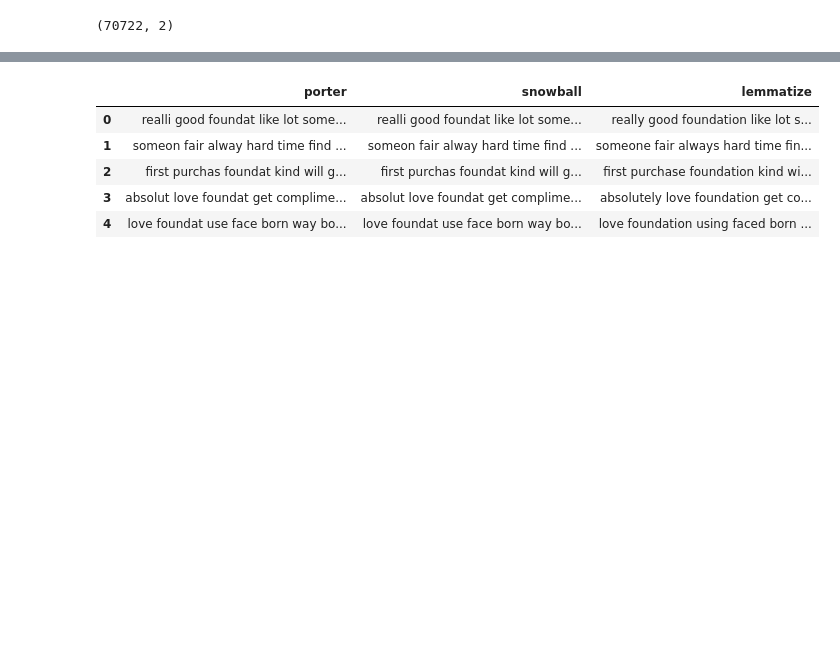
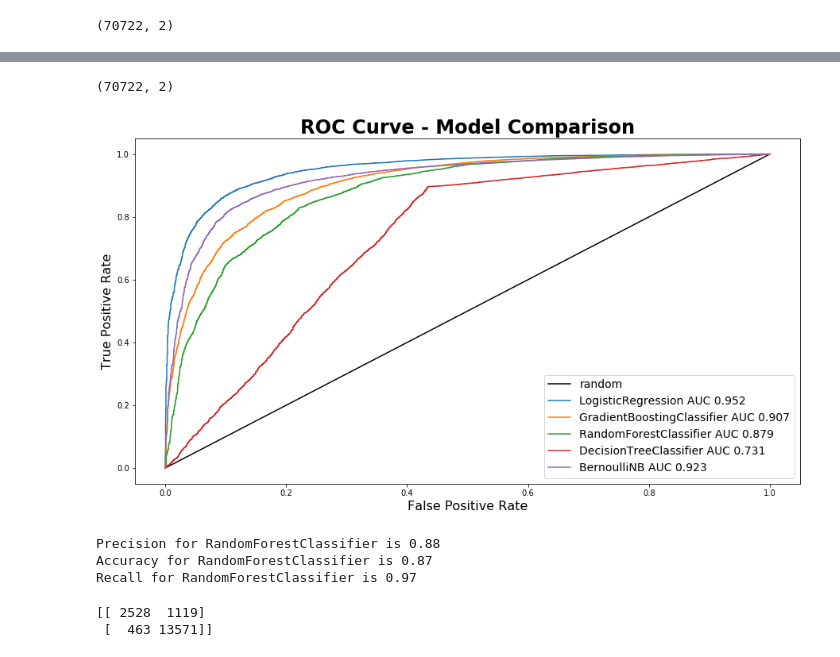
Before and after one commit to nicleong27/Beauty_Reviews, a Jupyter notebook: Reviews-Modelling.ipynb, the cells around one changed output, grey strips where cells are left out. Saved outputs shown, nothing was run; the diff lists cells and outputs as text; code cells hidden in the pictures; blank space fills up the shorter version.

```diff
--- a/Reviews-Modelling.ipynb
+++ b/Reviews-Modelling.ipynb
@@ -416,9 +518,24 @@ nlp_df.shape
+# %%
+y = nlp_df['recommended']
+# %%
+nlp_df.shape
+# %% [output]
+(70722, 2)
+# %%
+model_list = [logistic, gb, rf, dt, BNB]
+# %%
+fig, ax = plt.subplots(figsize=(15,8))
+plot_multiple_rocs(model_list, nlp_df['review_text'], y, TfidfVectorizer())
+# %% [output]
+[figure, added]
 # %%
-compare_stems(nlp_df, 'review_text')
+print_precision_acc_recall(nlp_df, 'review_text', RandomForestClassifier())
 # %% [output]
-|  | porter | snowball | lemmatize |
-| 0 | realli good foundat like lot some... | realli good foundat like lot some... | really good foundation like lot s... |
-| 1 | someon fair alway hard time find ... | someon fair alway hard time find ... | someone fair always hard time fin... |
-| 2 | first purchas foundat kind will g... | first purchas foundat kind will g... | first purchase foundation kind wi... |
-| 3 | absolut love foundat get complime... | absolut love foundat get complime... | absolutely love foundation get co... |
-| 4 | love foundat use face born way bo... | love foundat use face born way bo... | love foundation using faced born ... |
+Precision for RandomForestClassifier is 0.88
+Accuracy for RandomForestClassifier is 0.87
+Recall for RandomForestClassifier is 0.97
+# %%
+get_conf_matrix(nlp_df['review_text'], y, TfidfVectorizer(), LogisticRegression())
+# %% [output]
+[[ 2528  1119]
+ [  463 13571]]
```
Also changed, not shown: parts of 16 cells of this notebook.
